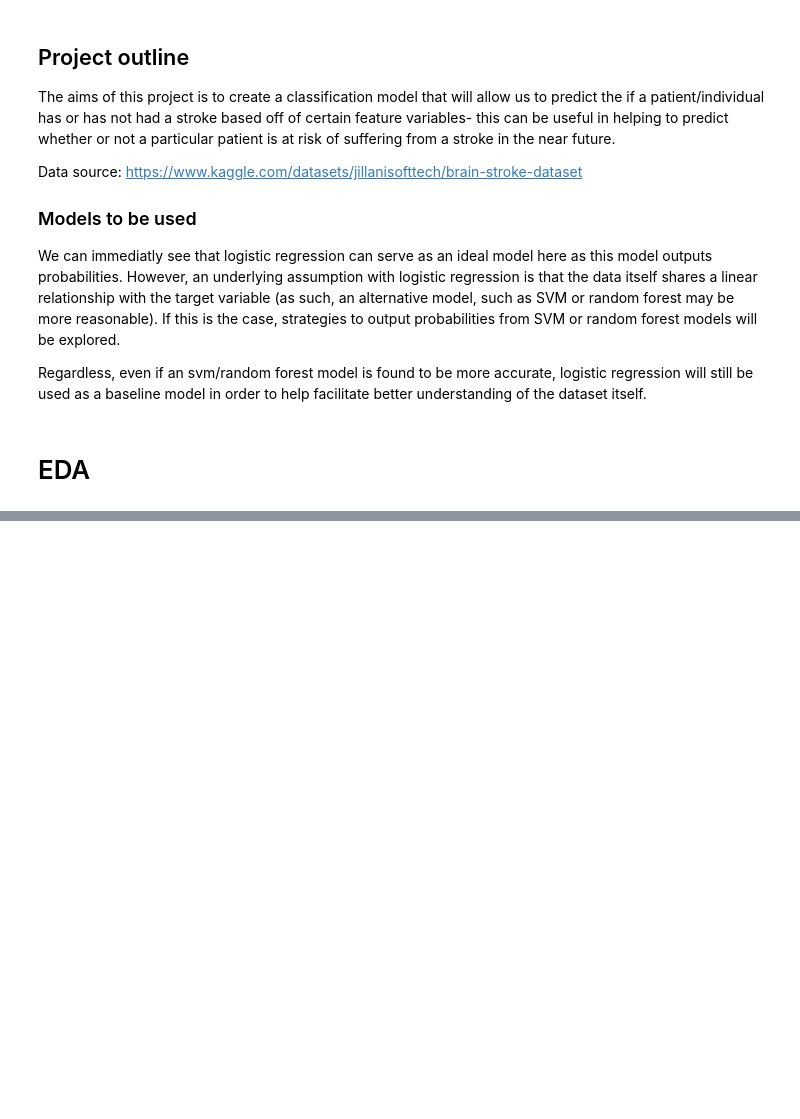
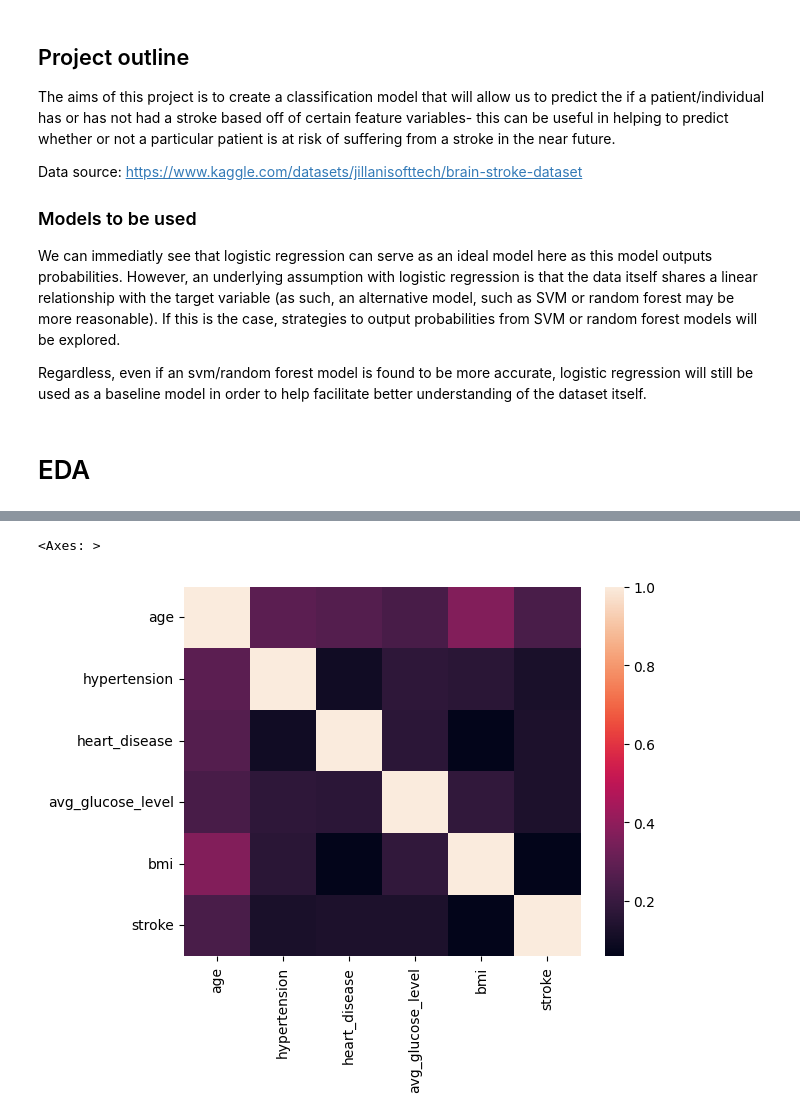
Before and after one commit to rahmanaminoor25/ML-project--stroke, a Jupyter notebook: Classification_project.ipynb, the cells around one changed output, grey strips where cells are left out. Drawn from its saved outputs; the diff is of its cells as text; code cells hidden in the pictures; blank space fills up the shorter version.

```diff
--- a/Classification_project.ipynb
+++ b/Classification_project.ipynb
@@ -23,0 +150,5 @@ import seaborn as sns
+# %%
+sns.heatmap(df.corr(numeric_only=True))
+# %% [output]
+<Axes: >
+[figure, added]
```
Also changed, not shown: parts of 15 cells of this notebook.
